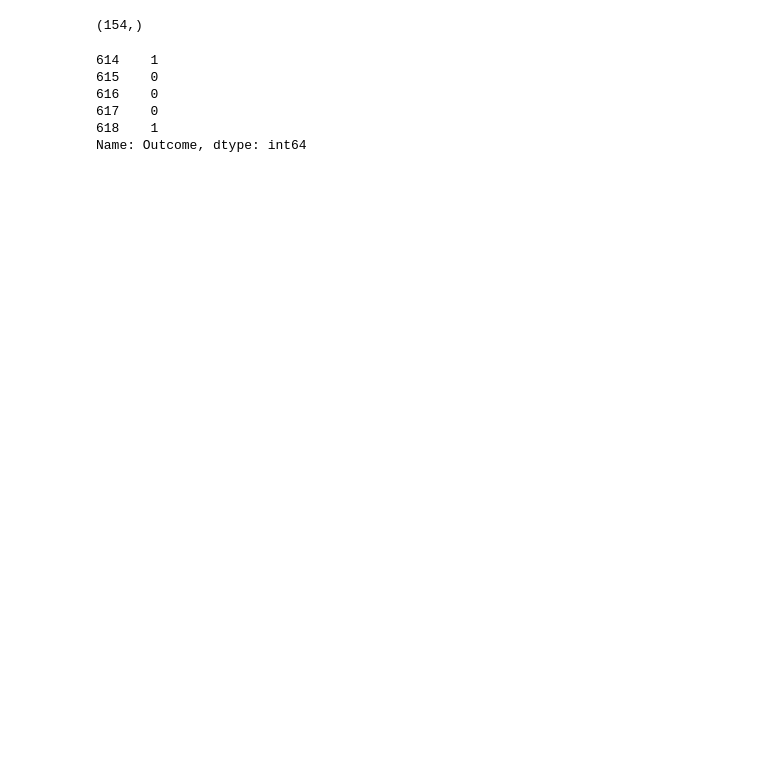
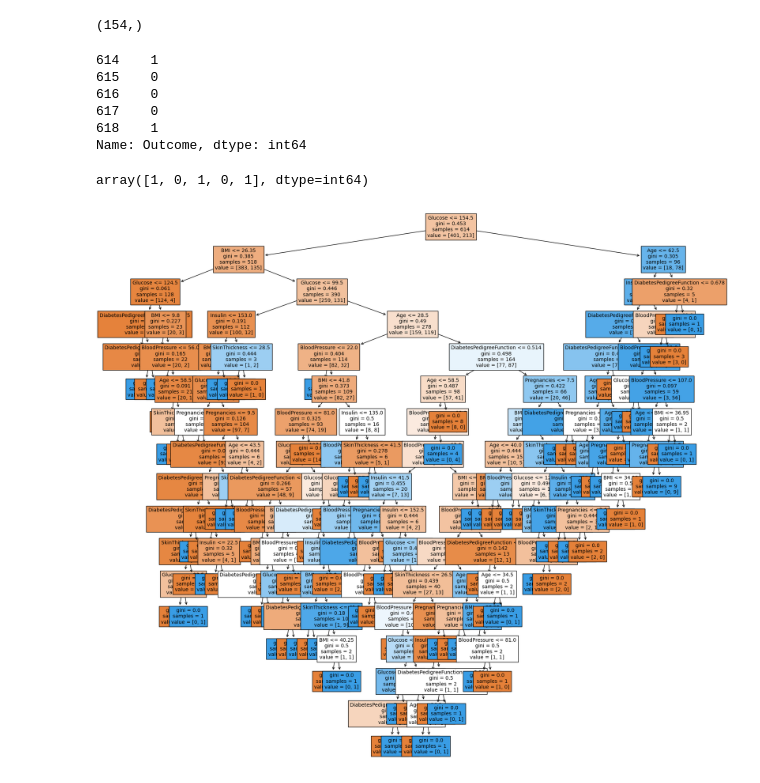
Before and after one commit to MinuSpurs/ML_study, a Jupyter notebook: Data_science_project_2024/decision_tree.ipynb, the cells around one changed output. Drawn from its saved outputs; the diff is of its cells as text; code cells hidden in the pictures; blank space fills up the shorter version.

```diff
--- a/Data_science_project_2024/decision_tree.ipynb
+++ b/Data_science_project_2024/decision_tree.ipynb
@@ -152,3 +152,20 @@ y_test.head()
 617    0
 618    1
 Name: Outcome, dtype: int64
+# %%
+from sklearn.tree import DecisionTreeClassifier
+
+model = DecisionTreeClassifier()
+
+model.fit(X_train, y_train)
+y_predict = model.predict(X_test)   # 예측한 결과
+y_predict[:5]
+# %% [output]
+array([1, 0, 1, 0, 1], dtype=int64)
+# %%
+from sklearn.tree import plot_tree
+
+plt.figure(figsize=(20, 20))
+tree = plot_tree(model, feature_names=feature_names, filled=True, fontsize=10)   # text로 tree를 나타내줌
+# %% [output]
+[figure, added]
```
Also changed, not shown: parts of 8 cells of this notebook.
